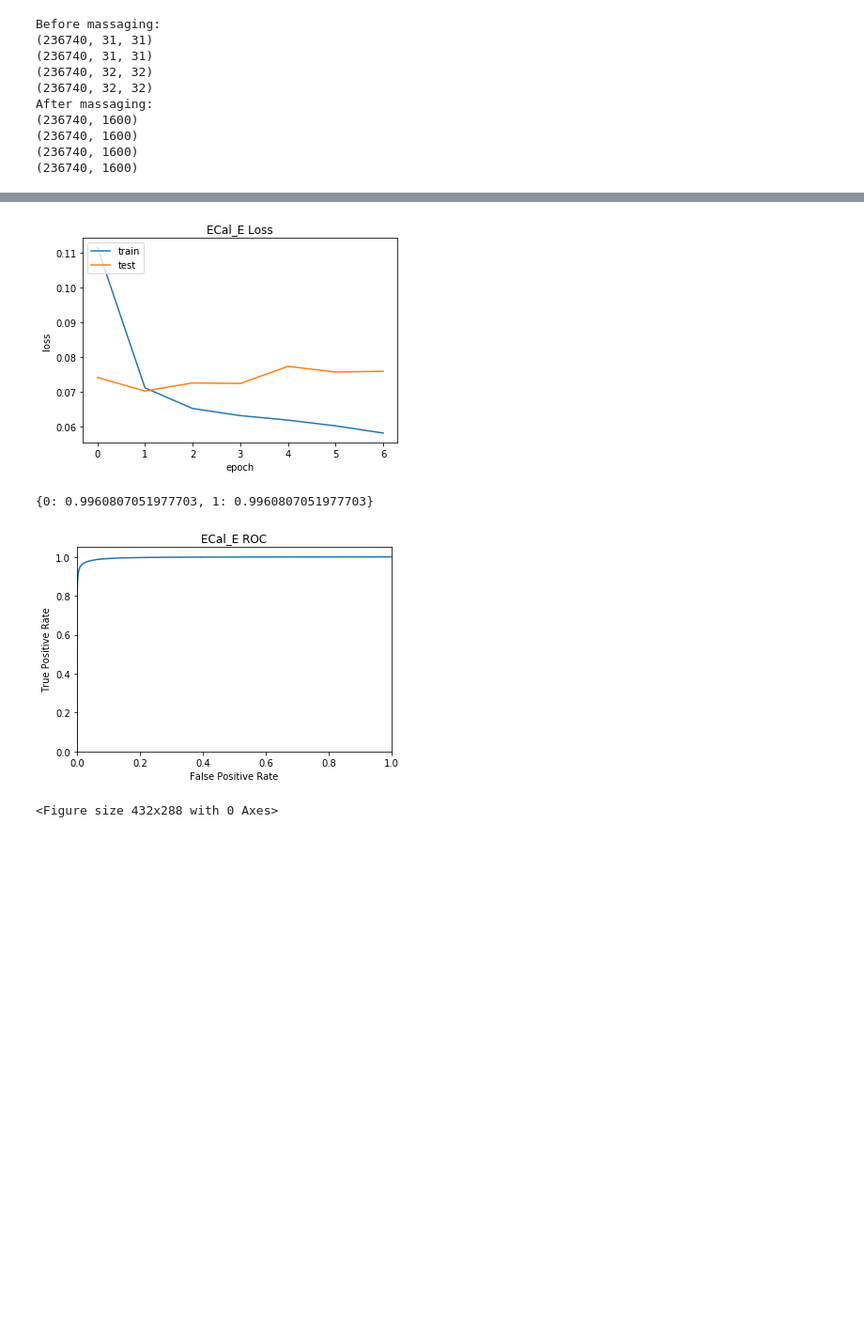
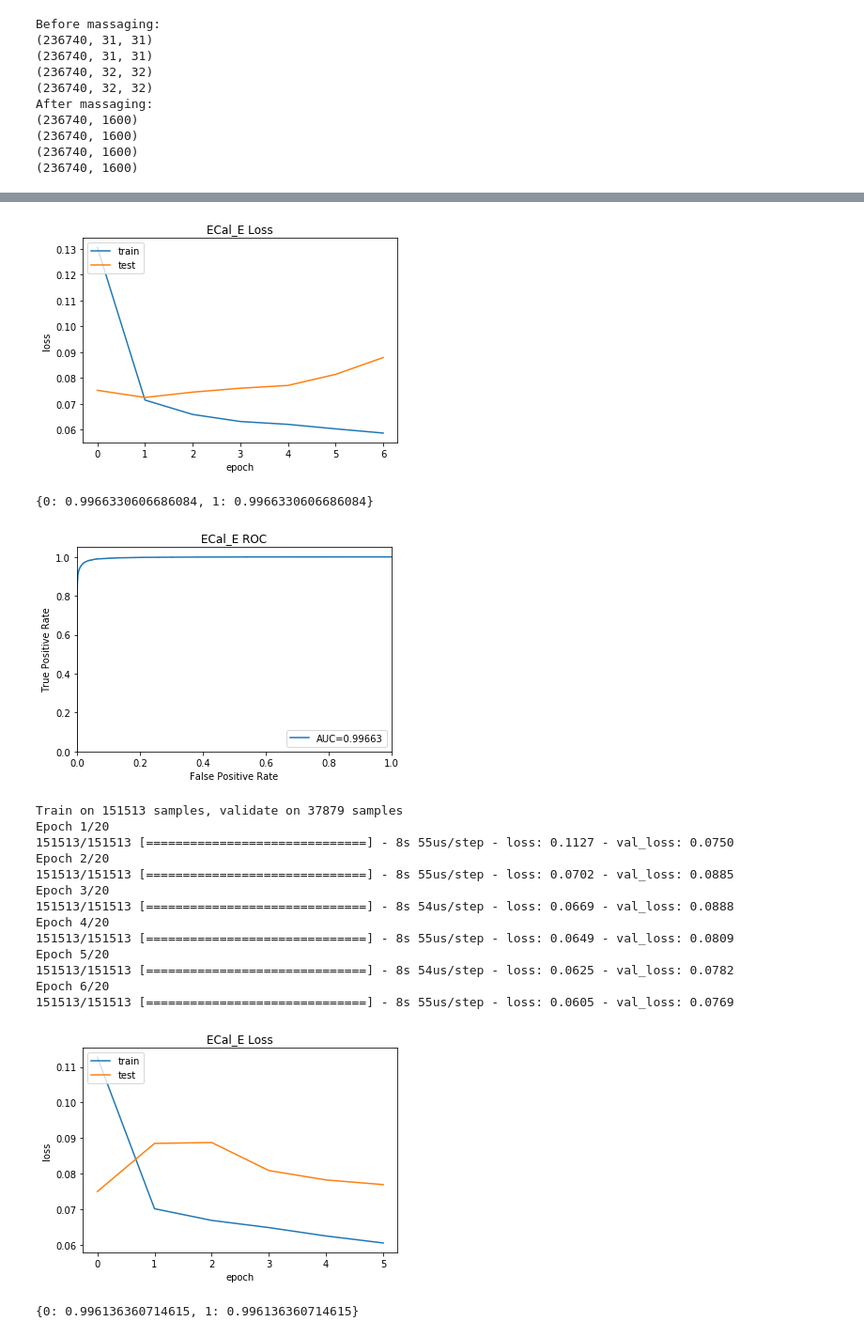
Before and after one commit to TDHTTTT/EID, a Jupyter notebook: train/base_dense.ipynb, the cells around one changed output, grey strips where cells are left out. Shown at 94% size. Cells and saved outputs as stored; diff of their text form; code cells hidden in the pictures; blank space fills up the shorter version.

```diff
--- a/train/base_dense.ipynb
+++ b/train/base_dense.ipynb
@@ -20,9 +23,12 @@ Using TensorFlow backend.
 # %%
 input_img=Input(shape= (40*40,))
 layer=input_img
+layer=Dense(1024,activation='relu')(layer)
+layer=Dense(512,activation='relu')(layer)
 layer=Dense(512,activation='relu')(layer)
 layer=Dense(256,activation='relu')(layer)
 layer=Dense(128,activation='relu')(layer)
+layer=Dense(64,activation='relu')(layer)
 layer=Dense(32,activation='relu')(layer)
 layer=Dense(6, activation='relu')(layer)
 layer=Dense(1, activation='sigmoid')(layer)
@@ -31,7 +37,7 @@ model=Model(input_img ,layer)
 model.compile(loss=keras.losses.binary_crossentropy, optimizer=keras.optimizers.Adam())
 model.summary()
 #model.load_weights(".h5")
-model.save_weights('densebase.h5')
+model.save_weights('densedeep.h5')
 # %% [output]
 _________________________________________________________________
 Layer (type)                 Output Shape              Param #
@@ -262,9 +264,11 @@ def roc(true,pred,t):
     plt.ylim([0.0, 1.05])
     plt.xlabel('False Positive Rate')
     plt.ylabel('True Positive Rate')
+    plt.legend(['AUC={:.5}'.format(roc_auc[0])], loc='lower right')
     plt.title(t + ' ROC')
+    plt.savefig(t+"_densedeeproc_"+str(roc_auc[0])+".png")
     plt.show()
-    plt.savefig(t+"_dense_"+str(roc_auc[0])+".png")
+    return roc_auc[0]
 
 callbacks = [keras.callbacks.EarlyStopping(monitor='val_loss', min_delta=0,
                                            patience=5, verbose=0,
@@ -273,15 +277,26 @@ callbacks = [keras.callbacks.EarlyStopping(monitor='val_loss', min_delta=0,
 # %%
 def run_model(model, data, idx, p=False):
     lkup = {"ee":"ECal_E","et":"ECal_ET","he":"HCal_E","ht":"HCal_ET"}
-    model.load_weights(('parallel_' if p else '') + 'densebase.h5')
+    model.load_weights(('parallel_' if p else '') + 'densedeep.h5')
     history = model.fit(data[idx][0], data[idx][3], epochs=20, batch_size=128,
                     validation_data=(data[idx][1],data[idx][4]),verbose=1,
                     callbacks=callbacks)
-    model.save_weights(('parallel_' if p else '') +'densebase_'+idx+'_20e_128b.h5')
     plot_al(history, 'loss', lkup[idx])
     y_hat = model.predict(data[idx][2])
     y_hat = np.reshape(y_hat,(y_hat.shape[0]))
-    roc(data[idx][5], y_hat, lkup[idx])
+    auc = roc(data[idx][5], y_hat, lkup[idx])
+    model.save_weights(('parallel_' if p else '') +'densedeep_'+idx+'_20e_128b_'+str(auc)+'.h5')
+    return auc
+# %%
+def run_model_Ntimes(N, model, ee_x, ee_y, idx, p=False):
+    aucs = []
+    for i in range(N):
+        print("\n{}th iteration on {}:".format(i,idx))
+        data = split(ee_x, ee_y, 0.2, random.randint(1,100))
+        auc = run_model(model, data, idx, p=False)
+        aucs.append(auc)
+    return aucs
 # %%
-run_model(model,data,"ee",p=False)
+ee_aucs = run_model_Ntimes(10,model,ee_x,ee_y,"ee",p=False)
+print(ee_aucs)
 # %% [output]
@@ -306,4 +318,18 @@ Epoch 7/20
-[figure, old version]
+[figure, new version]
-{0: 0.9960807051977703, 1: 0.9960807051977703}
+{0: 0.9966330606686084, 1: 0.9966330606686084}
-[figure, old version]
+[figure, new version]
-<Figure size 432x288 with 0 Axes>
+Train on 151513 samples, validate on 37879 samples
+Epoch 1/20
+151513/151513 [==============================] - 8s 55us/step - loss: 0.1127 - val_loss: 0.0750
+Epoch 2/20
+151513/151513 [==============================] - 8s 55us/step - loss: 0.0702 - val_loss: 0.0885
+Epoch 3/20
+151513/151513 [==============================] - 8s 54us/step - loss: 0.0669 - val_loss: 0.0888
+Epoch 4/20
+151513/151513 [==============================] - 8s 55us/step - loss: 0.0649 - val_loss: 0.0809
+Epoch 5/20
+151513/151513 [==============================] - 8s 54us/step - loss: 0.0625 - val_loss: 0.0782
+Epoch 6/20
+151513/151513 [==============================] - 8s 55us/step - loss: 0.0605 - val_loss: 0.0769
+[figure, added]
+{0: 0.996136360714615, 1: 0.996136360714615}
```
Also changed, not shown: parts of 11 cells of this notebook, 1 other file.
